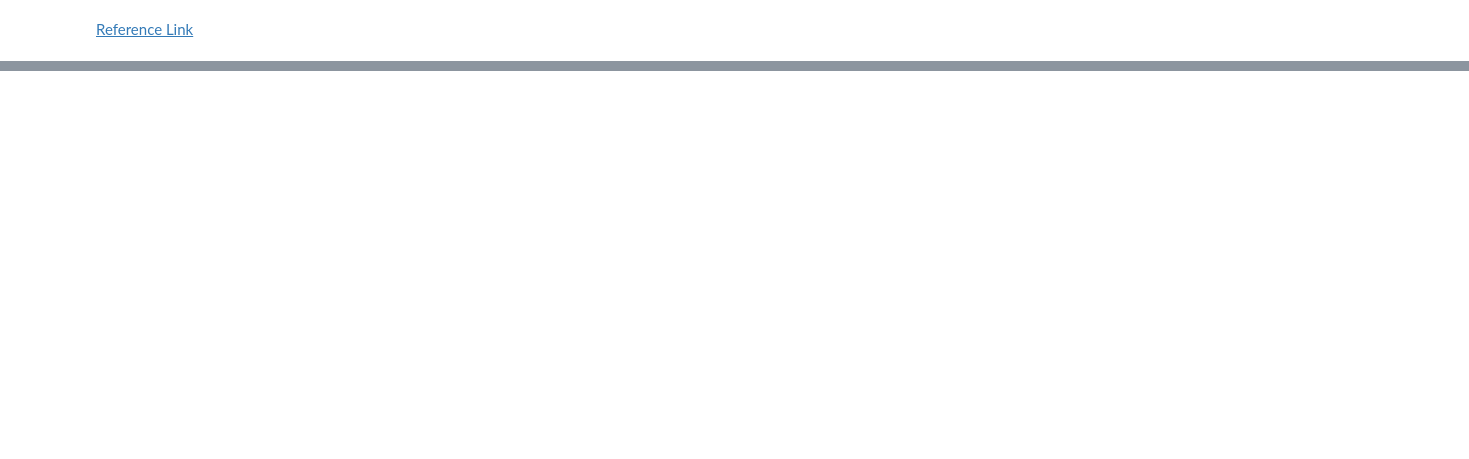
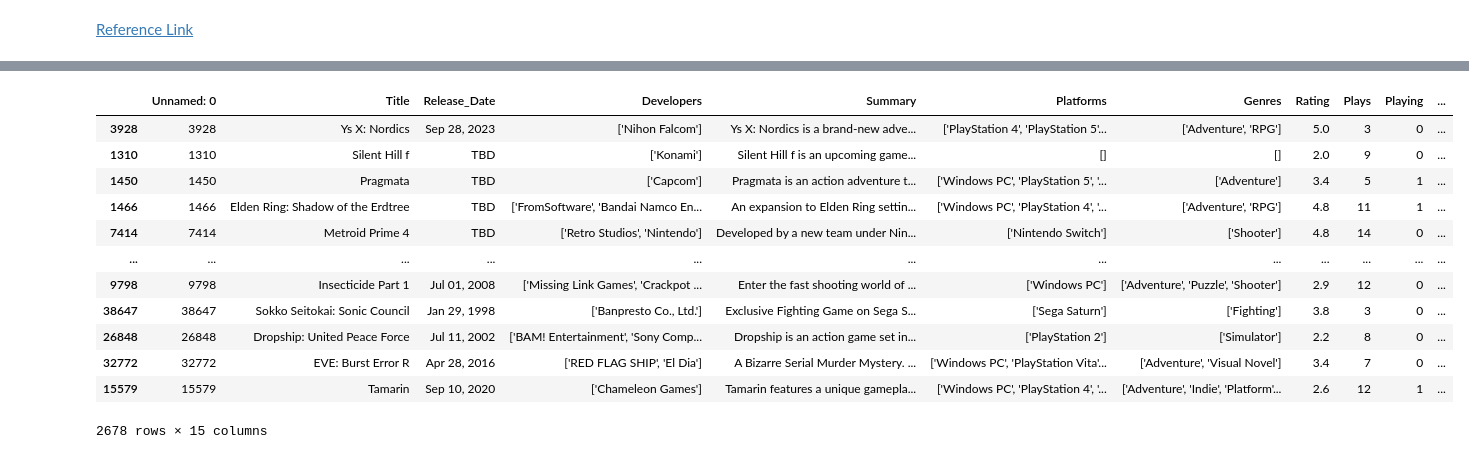
Before and after one commit to KanonKC/01204465-Data-Mining, a Jupyter notebook: Week 4/Homework-2/homework4_2.ipynb, the cells around one changed output, grey strips where cells are left out. Drawn from its saved outputs; the diff is of its cells as text; code cells hidden in the pictures; blank space fills up the shorter version.

```diff
--- a/Week 4/Homework-2/homework4_2.ipynb
+++ b/Week 4/Homework-2/homework4_2.ipynb
@@ -16,8 +7,0 @@ dataset.dropna(inplace=True)
-# %%
-genres = []
-for text in dataset["Genres"]:
-    rowGenres = [i.strip("[]' ") for i in text.split(',')]
-    for gen in rowGenres:
-        if gen not in genres:
-            genres.append(gen)
-print(genres)
@@ -76,0 +53,2 @@ for colX in numericalDataset:
+# %%
+backup_df = df.copy()
@@ -76,0 +115,20 @@ for colX in numericalDataset:
+# %%
+backlog_play_ratio_df = backup_df.copy()
+backlog_play_ratio_df["bp_ratio"] = backup_df["Backlogs"]/backup_df["Plays"]
+backlog_play_ratio_df = backlog_play_ratio_df[backlog_play_ratio_df["bp_ratio"] >= 1]
+backlog_play_ratio_df = backlog_play_ratio_df.sort_values(by="bp_ratio", ascending=False)
+backlog_play_ratio_df
+# %% [output]
+|  | Unnamed: 0 | Title | Release_Date | Developers | Summary | Platforms | Genres | Rating | Plays | Playing | ... |
+| 3928 | 3928 | Ys X: Nordics | Sep 28, 2023 | ['Nihon Falcom'] | Ys X: Nordics is a brand-new adve... | ['PlayStation 4', 'PlayStation 5'... | ['Adventure', 'RPG'] | 5.0 | 3 | 0 | ... |
+| 1310 | 1310 | Silent Hill f | TBD | ['Konami'] | Silent Hill f is an upcoming game... | [] | [] | 2.0 | 9 | 0 | ... |
+| 1450 | 1450 | Pragmata | TBD | ['Capcom'] | Pragmata is an action adventure t... | ['Windows PC', 'PlayStation 5', '... | ['Adventure'] | 3.4 | 5 | 1 | ... |
+| 1466 | 1466 | Elden Ring: Shadow of the Erdtree | TBD | ['FromSoftware', 'Bandai Namco En... | An expansion to Elden Ring settin... | ['Windows PC', 'PlayStation 4', '... | ['Adventure', 'RPG'] | 4.8 | 11 | 1 | ... |
+| 7414 | 7414 | Metroid Prime 4 | TBD | ['Retro Studios', 'Nintendo'] | Developed by a new team under Nin... | ['Nintendo Switch'] | ['Shooter'] | 4.8 | 14 | 0 | ... |
+| ... | ... | ... | ... | ... | ... | ... | ... | ... | ... | ... | ... |
+| 9798 | 9798 | Insecticide Part 1 | Jul 01, 2008 | ['Missing Link Games', 'Crackpot ... | Enter the fast shooting world of ... | ['Windows PC'] | ['Adventure', 'Puzzle', 'Shooter'] | 2.9 | 12 | 0 | ... |
+| 38647 | 38647 | Sokko Seitokai: Sonic Council | Jan 29, 1998 | ['Banpresto Co., Ltd.'] | Exclusive Fighting Game on Sega S... | ['Sega Saturn'] | ['Fighting'] | 3.8 | 3 | 0 | ... |
+| 26848 | 26848 | Dropship: United Peace Force | Jul 11, 2002 | ['BAM! Entertainment', 'Sony Comp... | Dropship is an action game set in... | ['PlayStation 2'] | ['Simulator'] | 2.2 | 8 | 0 | ... |
+| 32772 | 32772 | EVE: Burst Error R | Apr 28, 2016 | ['RED FLAG SHIP', 'El Dia'] | A Bizarre Serial Murder Mystery. ... | ['Windows PC', 'PlayStation Vita'... | ['Adventure', 'Visual Novel'] | 3.4 | 7 | 0 | ... |
+| 15579 | 15579 | Tamarin | Sep 10, 2020 | ['Chameleon Games'] | Tamarin features a unique gamepla... | ['Windows PC', 'PlayStation 4', '... | ['Adventure', 'Indie', 'Platform'... | 2.6 | 12 | 1 | ... |
+2678 rows × 15 columns
```
Also changed, not shown: parts of 16 cells of this notebook, 7 other files.
